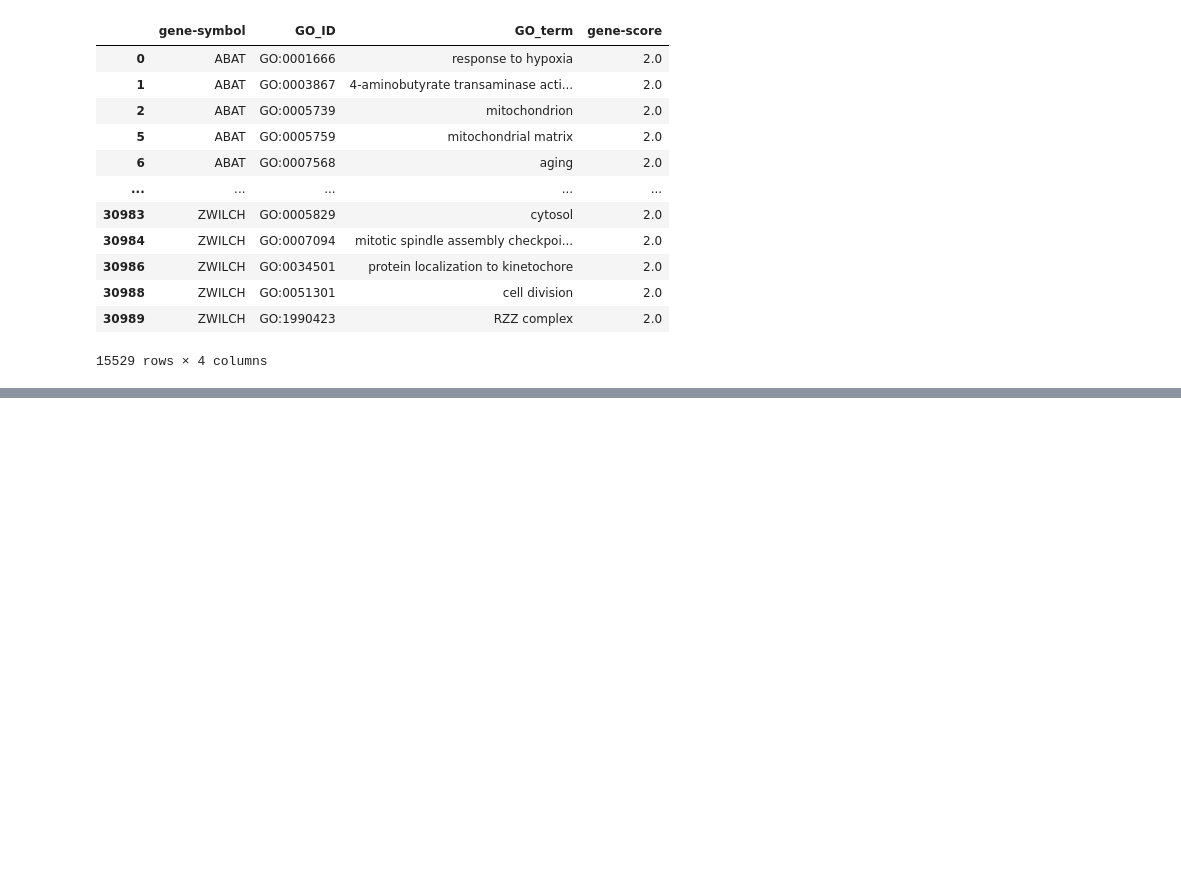
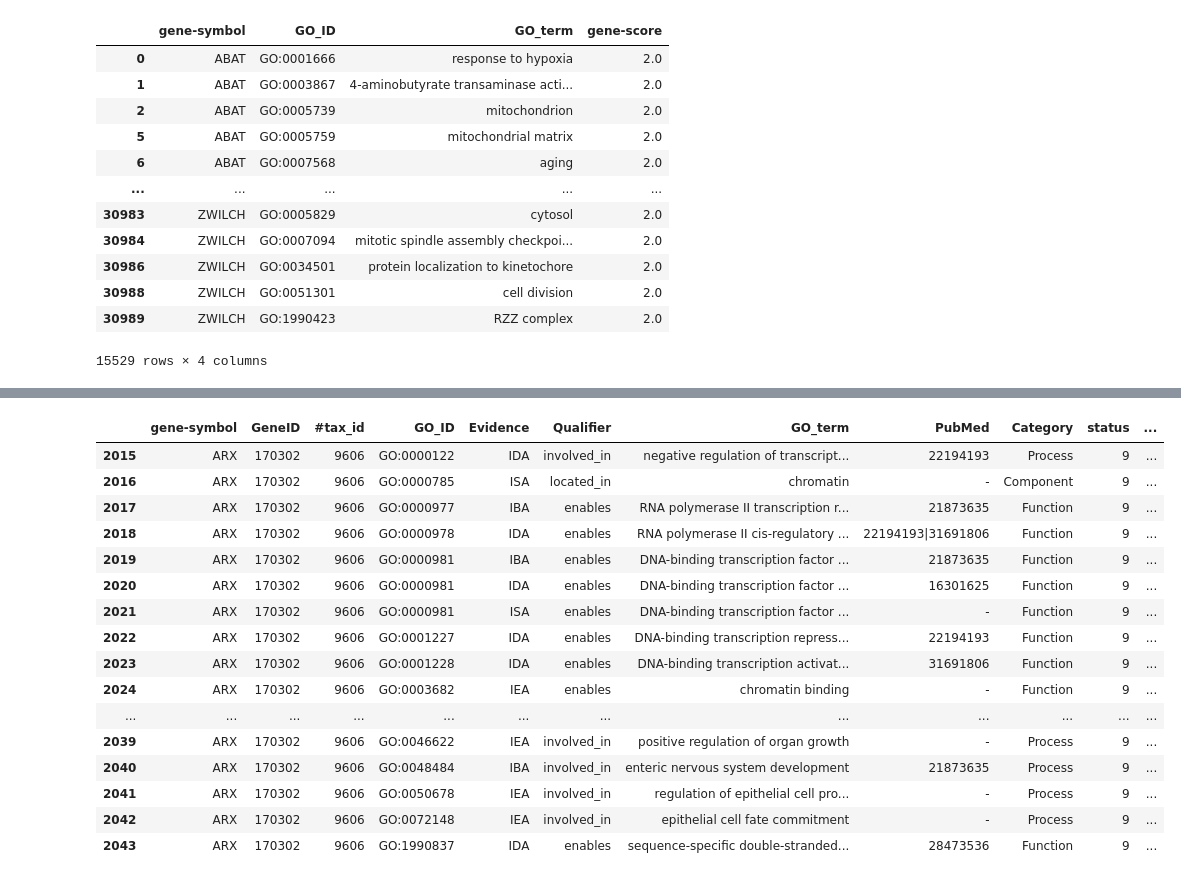
Before and after one commit to gong7788/biocw2, a Jupyter notebook: cw2.ipynb, the cells around one changed output, grey strips where cells are left out. Drawn from its saved outputs; the diff is of its cells as text; code cells hidden in the pictures; blank space fills up the shorter version.

```diff
--- a/cw2.ipynb
+++ b/cw2.ipynb
@@ -654,0 +858,3 @@ task3[task3['gene-score'] == 2.0]
+# %%
+part3 = pd.merge(gos, data, left_on=['gene-symbol'], right_on=['gene-symbol'])
+part3
@@ -686,0 +934,20 @@ task3[task3['gene-score'] == 3.0]
+# %%
+part3[part3['gene-symbol']=='ARX']
+# %% [output]
+|  | gene-symbol | GeneID | #tax_id | GO_ID | Evidence | Qualifier | GO_term | PubMed | Category | status | ... |
+| 2015 | ARX | 170302 | 9606 | GO:0000122 | IDA | involved_in | negative regulation of transcript... | 22194193 | Process | 9 | ... |
+| 2016 | ARX | 170302 | 9606 | GO:0000785 | ISA | located_in | chromatin | - | Component | 9 | ... |
+| 2017 | ARX | 170302 | 9606 | GO:0000977 | IBA | enables | RNA polymerase II transcription r... | 21873635 | Function | 9 | ... |
+| 2018 | ARX | 170302 | 9606 | GO:0000978 | IDA | enables | RNA polymerase II cis-regulatory ... | 22194193|31691806 | Function | 9 | ... |
+| 2019 | ARX | 170302 | 9606 | GO:0000981 | IBA | enables | DNA-binding transcription factor ... | 21873635 | Function | 9 | ... |
+| 2020 | ARX | 170302 | 9606 | GO:0000981 | IDA | enables | DNA-binding transcription factor ... | 16301625 | Function | 9 | ... |
+| 2021 | ARX | 170302 | 9606 | GO:0000981 | ISA | enables | DNA-binding transcription factor ... | - | Function | 9 | ... |
+| 2022 | ARX | 170302 | 9606 | GO:0001227 | IDA | enables | DNA-binding transcription repress... | 22194193 | Function | 9 | ... |
+| 2023 | ARX | 170302 | 9606 | GO:0001228 | IDA | enables | DNA-binding transcription activat... | 31691806 | Function | 9 | ... |
+| 2024 | ARX | 170302 | 9606 | GO:0003682 | IEA | enables | chromatin binding | - | Function | 9 | ... |
+| ... | ... | ... | ... | ... | ... | ... | ... | ... | ... | ... | ... |
+| 2039 | ARX | 170302 | 9606 | GO:0046622 | IEA | involved_in | positive regulation of organ growth | - | Process | 9 | ... |
+| 2040 | ARX | 170302 | 9606 | GO:0048484 | IBA | involved_in | enteric nervous system development | 21873635 | Process | 9 | ... |
+| 2041 | ARX | 170302 | 9606 | GO:0050678 | IEA | involved_in | regulation of epithelial cell pro... | - | Process | 9 | ... |
+| 2042 | ARX | 170302 | 9606 | GO:0072148 | IEA | involved_in | epithelial cell fate commitment | - | Process | 9 | ... |
+| 2043 | ARX | 170302 | 9606 | GO:1990837 | IDA | enables | sequence-specific double-stranded... | 28473536 | Function | 9 | ... |
```
Also changed, not shown: parts of 51 cells of this notebook, 22 other files.
